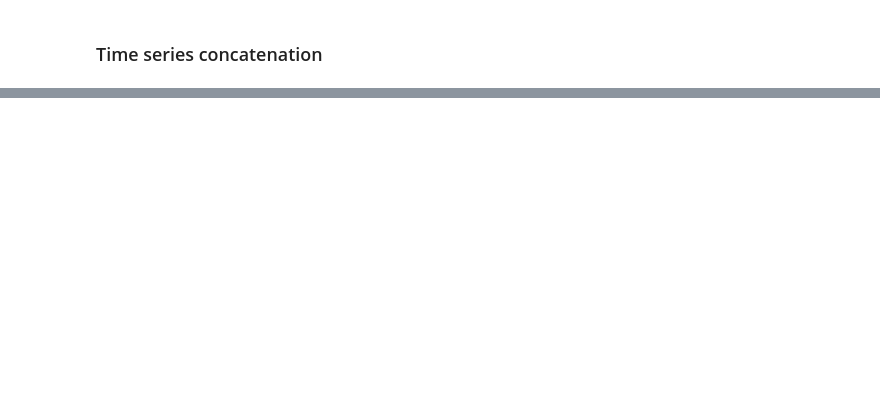
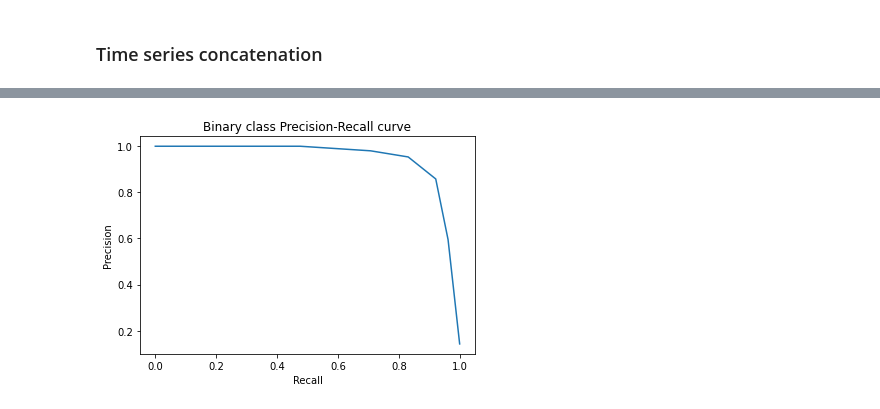
Before and after one commit to shamilnabiyev/automl-time-series, a Jupyter notebook: notebooks/sktime.ipynb, the cells around one changed output, grey strips where cells are left out. Cells and saved outputs as stored; diff of their text form; code cells hidden in the pictures; blank space fills up the shorter version.

```diff
--- a/notebooks/sktime.ipynb
+++ b/notebooks/sktime.ipynb
@@ -176,0 +287,3 @@ Confusion matrix
+# %%
+# Get the predicited probability of testing data
+y_score = clf.predict_proba(X_test)[:, 1]
@@ -176,0 +304,8 @@ Confusion matrix
+# %%
+plt.plot(recall, precision)
+plt.title('Binary class Precision-Recall curve')
+plt.xlabel('Recall')
+plt.ylabel('Precision')
+plt.show()
+# %% [output]
+[figure, added]
```
Also changed, not shown: parts of 21 cells of this notebook.
